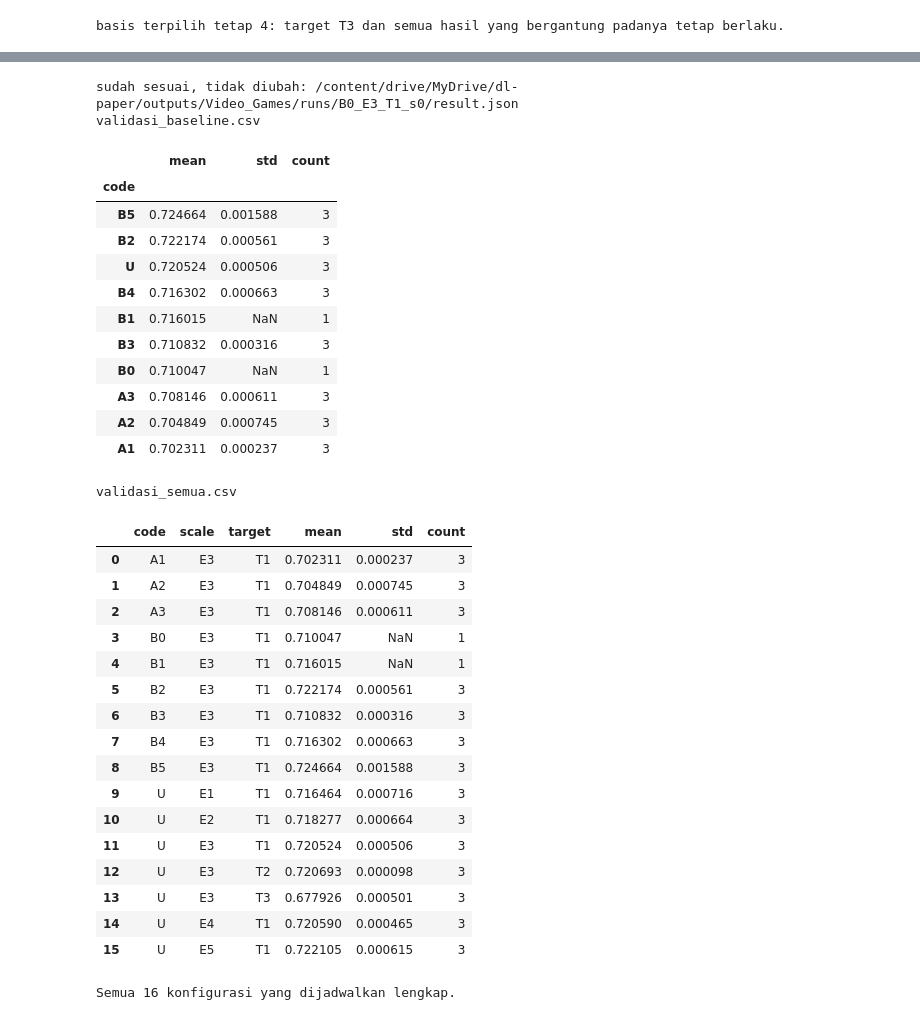
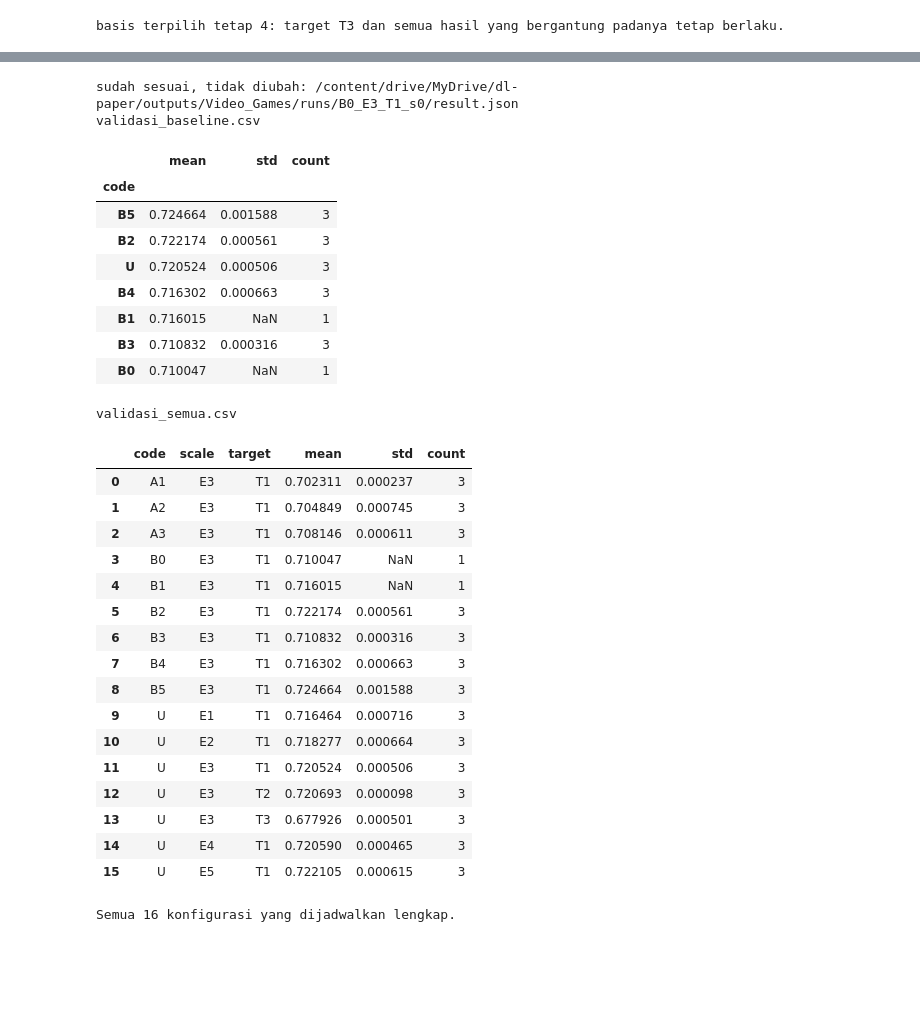
Before and after one commit to Vito28/dl-paper, a Jupyter notebook: notebooks/FINISHED RUN/00b_rekonsiliasi.ipynb, the cells around one changed output, grey strips where cells are left out. Drawn from its saved outputs; the diff is of its cells as text; code cells hidden in the pictures; blank space fills up the shorter version.

```diff
--- a/notebooks/FINISHED RUN/00b_rekonsiliasi.ipynb
+++ b/notebooks/FINISHED RUN/00b_rekonsiliasi.ipynb
@@ -242,37 +250,34 @@ if not (np.array_equal(saved["rid"].to_numpy(), va["rid"].to_numpy())
     raise RuntimeError(f"Skor B0 yang dihitung ulang berbeda dari {run}/pred_val.parquet. Data validasi berubah "
                        "sejak run lama. Jalankan ulang dari tahap 05.")
 m = evaluate_scores(b.eval_set(va, np.zeros((len(va), 1)), TG), score, cfg.map_relevant_grade)[0]
 if meta.get("best_val_ndcg@10") is None:
     cadangkan(rp)
     rp.write_text(json.dumps({**meta, "best_val_ndcg@10": m["ndcg@10"]}, indent=2, default=str))
     print("diperbarui:", rp)
 elif not np.isclose(meta["best_val_ndcg@10"], m["ndcg@10"]):
     raise RuntimeError(f"best_val_ndcg@10 B0 tersimpan {meta['best_val_ndcg@10']} berbeda dari {m['ndcg@10']}.")
 else:
     print("sudah sesuai, tidak diubah:", rp)
 del va                                          # b dipakai lagi di sel berikutnya
 
-for name, tab, kw in (("validasi_baseline.csv", X.validation_table(cfg, MS, TG), {}),
+for name, tab, kw in (("validasi_baseline.csv", X.validation_table(cfg, MS, TG, BASELINE_CODES), {}),
                       ("validasi_semua.csv", X.validation_table(cfg), {"index": False})):
     p = cfg.path("tables", name)
     cadangkan(p)
     tab.to_csv(p, **kw)
     print(name); display(tab)
 # %% [output]
 sudah sesuai, tidak diubah: /content/drive/MyDrive/dl-paper/outputs/Video_Games/runs/B0_E3_T1_s0/result.json
 validasi_baseline.csv
 |  | mean | std | count |
 | code |  |  |  |
 | B5 | 0.724664 | 0.001588 | 3 |
 | B2 | 0.722174 | 0.000561 | 3 |
 | U | 0.720524 | 0.000506 | 3 |
 | B4 | 0.716302 | 0.000663 | 3 |
 | B1 | 0.716015 | NaN | 1 |
 | B3 | 0.710832 | 0.000316 | 3 |
 | B0 | 0.710047 | NaN | 1 |
-| A3 | 0.708146 | 0.000611 | 3 |
-| A2 | 0.704849 | 0.000745 | 3 |
-| A1 | 0.702311 | 0.000237 | 3 |
 validasi_semua.csv
 |  | code | scale | target | mean | std | count |
 | 0 | A1 | E3 | T1 | 0.702311 | 0.000237 | 3 |
```
Also changed, not shown: parts of 5 cells of this notebook, 1 other file.
